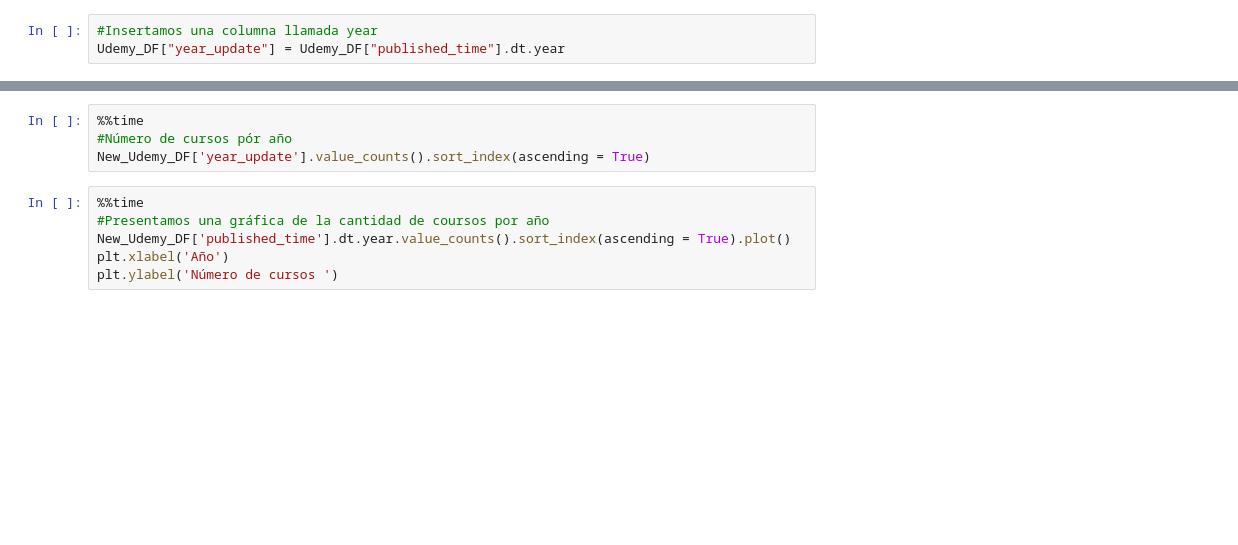
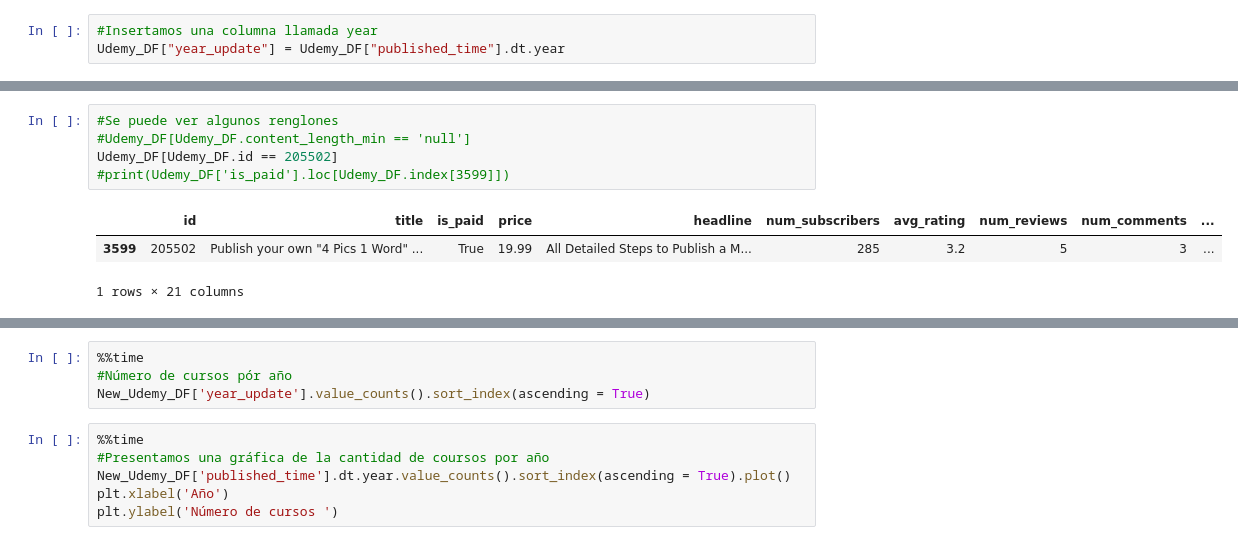
Before and after one commit to MayraCid/Udemy_Project, a Jupyter notebook: Udemy_pandas.ipynb, the cells around one changed output, grey strips where cells are left out. Saved outputs shown, nothing was run; the diff lists cells and outputs as text; blank space fills up the shorter version.

```diff
--- a/Udemy_pandas.ipynb
+++ b/Udemy_pandas.ipynb
@@ -103,3 +121,12 @@ Udemy_DF[Udemy_DF.topic.isnull()].head(2)
+# %%
+#Se puede ver algunos renglones
+#Udemy_DF[Udemy_DF.content_length_min == 'null']
+Udemy_DF[Udemy_DF.id == 205502]
+#print(Udemy_DF['is_paid'].loc[Udemy_DF.index[3599]])
+# %% [output]
+|  | id | title | is_paid | price | headline | num_subscribers | avg_rating | num_reviews | num_comments | ... |
+| 3599 | 205502 | Publish your own "4 Pics 1 Word" ... | True | 19.99 | All Detailed Steps to Publish a M... | 285 | 3.2 | 5 | 3 | ... |
+1 rows × 21 columns
 # %%
 %%time
 #Eliminando datos nulos y definiendo nuevo DF
```
Also changed, not shown: parts of 11 cells of this notebook, 2 other files.
